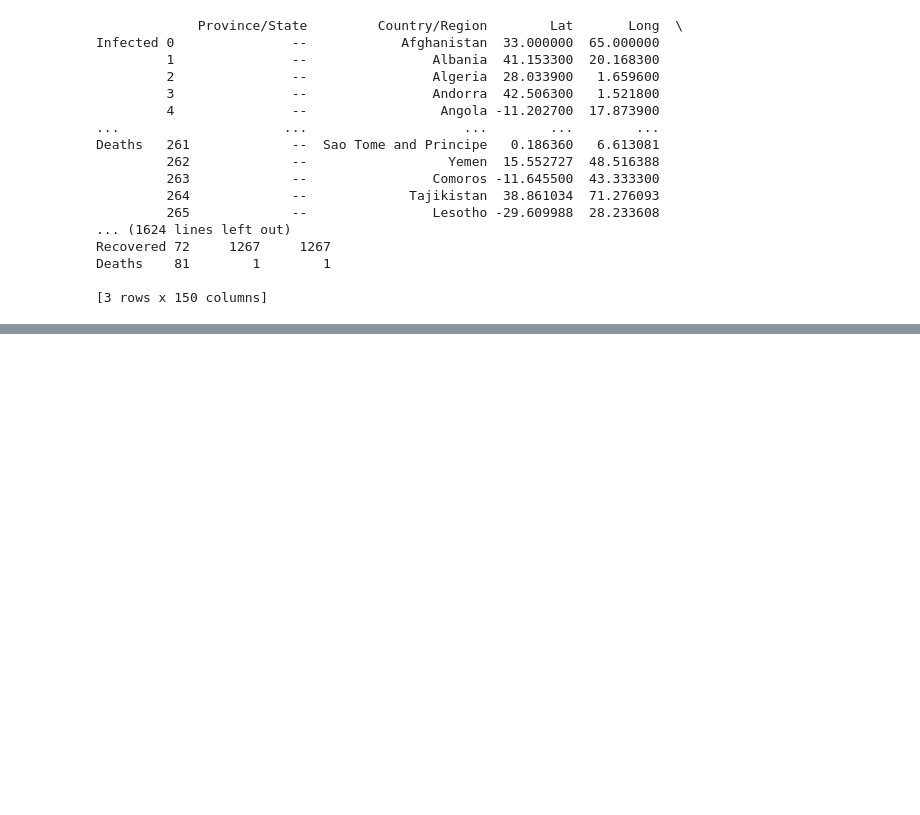
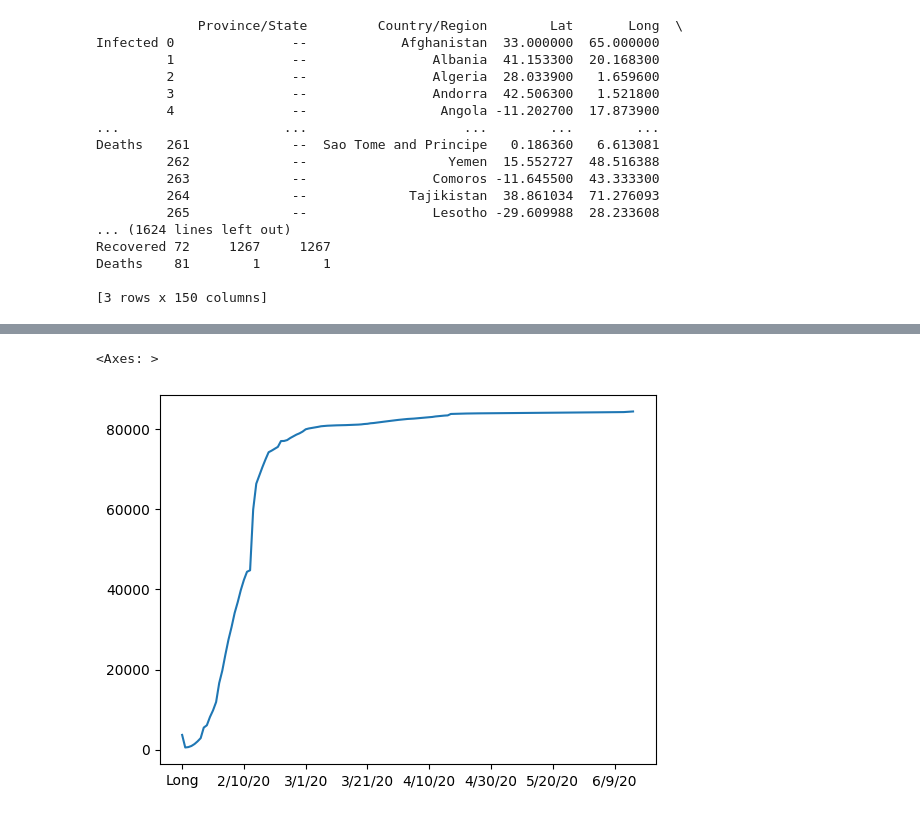
Before and after one commit to iremcakcak5/data-science, a Jupyter notebook: homework2.ipynb, the cells around one changed output, grey strips where cells are left out. Saved outputs shown, nothing was run; the diff lists cells and outputs as text; code cells hidden in the pictures; blank space fills up the shorter version.

```diff
--- a/homework2.ipynb
+++ b/homework2.ipynb
@@ -348,0 +421,4 @@ Deaths    81        1        1
+# %%
+#TÜm ülke bilgileri birleştirme
+df_infected=infected_data_frame.groupby('Country/Region').sum()
+# groupby'la index olarak ülkeleri alırız
@@ -348,0 +472,8 @@ Deaths    81        1        1
+# %%
+#üsttekinin görseli için
+#import matplotlib.pyplot as plt
+df_infected.loc['China'][2:].plot()
+#[2]ilk iki satırdskiler string olduğu için hta verir
+# %% [output]
+<Axes: >
+[figure, added]
```
Also changed, not shown: parts of 55 cells of this notebook, 3 other files.
